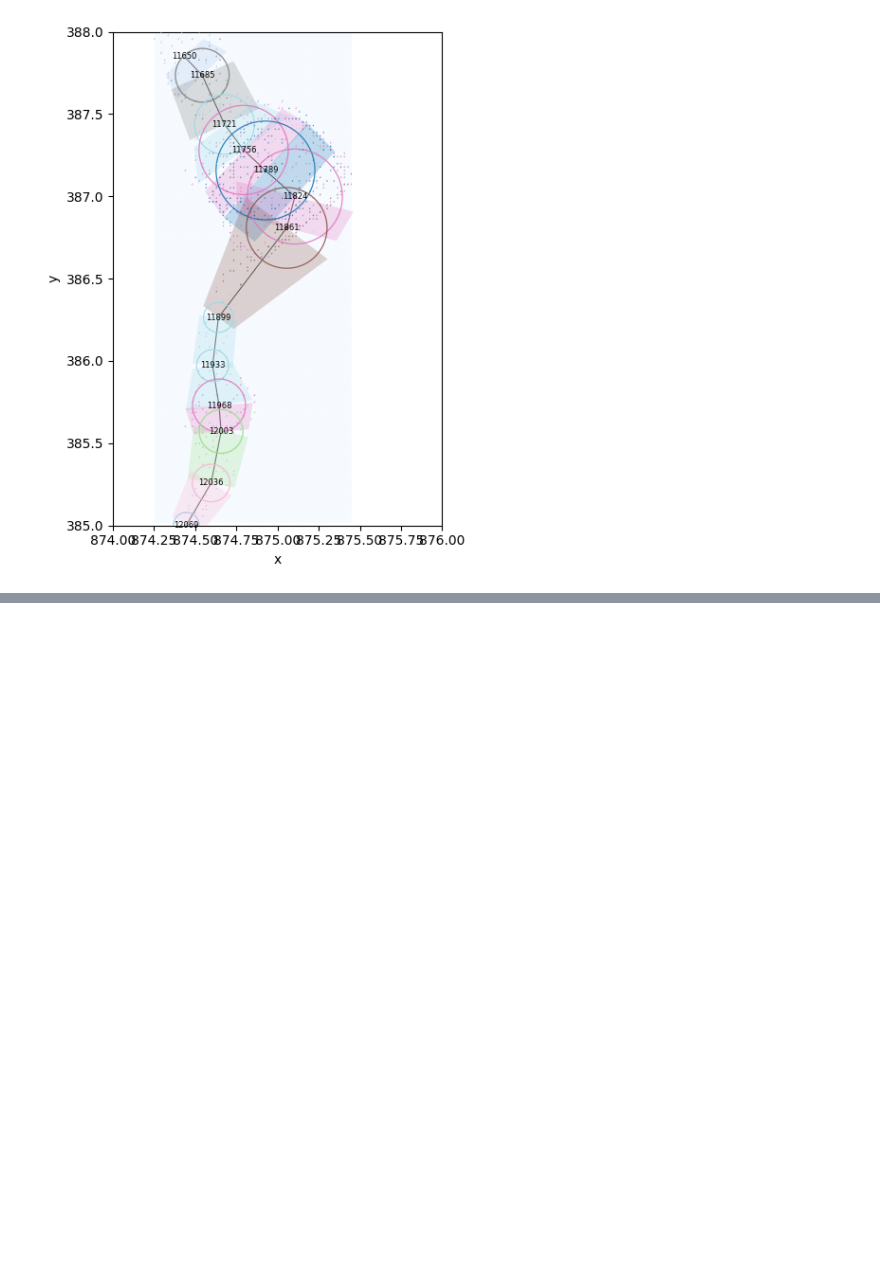
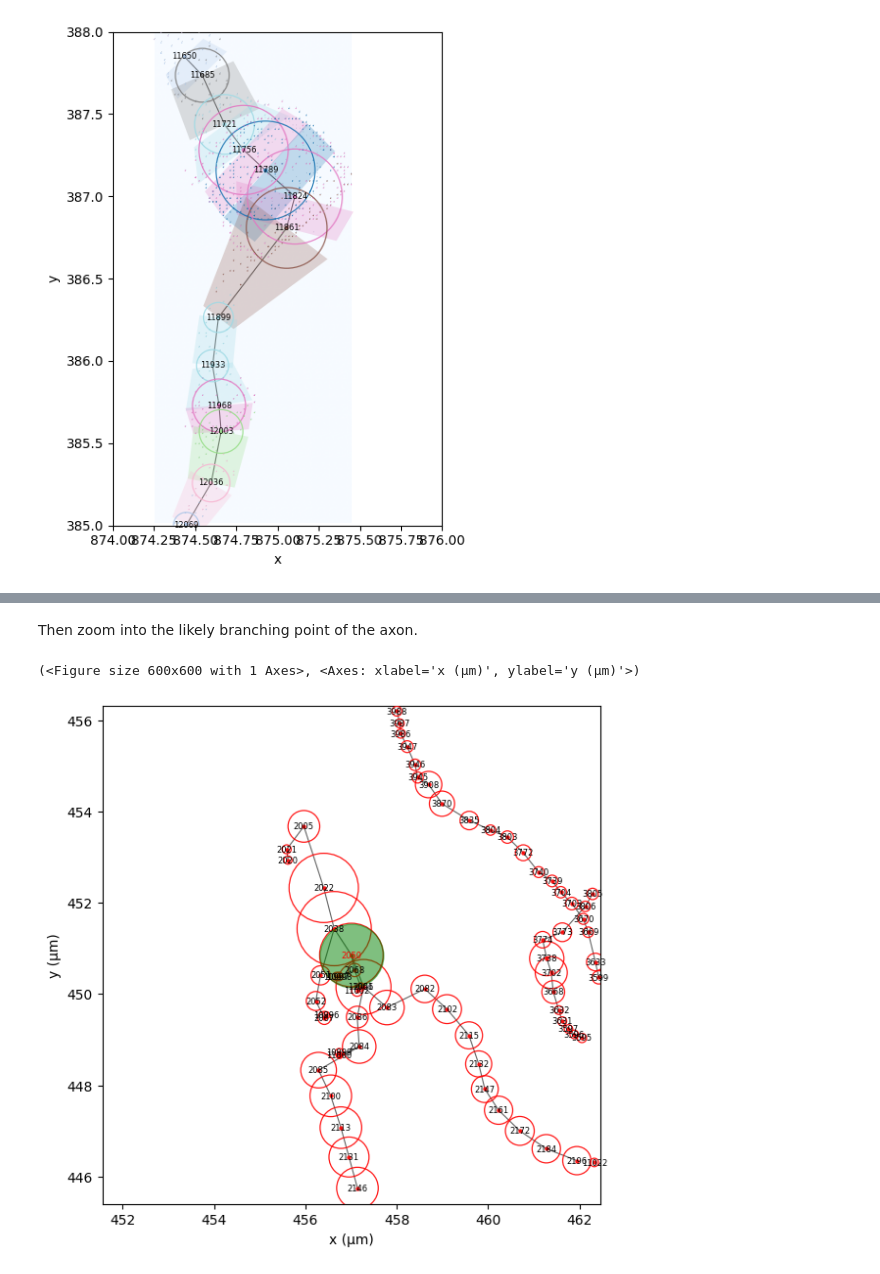
Before and after one commit to berenslab/skeliner, a Jupyter notebook: notebooks/example.post.ipynb, the cells around one changed output, grey strips where cells are left out. Saved outputs shown, nothing was run; the diff lists cells and outputs as text; code cells hidden in the pictures; blank space fills up the shorter version.

```diff
--- a/notebooks/example.post.ipynb
+++ b/notebooks/example.post.ipynb
@@ -196,0 +218,8 @@ sk.plot.details(
+# %% [markdown]
+Then zoom into the likely branching point of the axon.
+# %%
+sk.plot.node_details(skel, node_id=2050, multiplier=1,
+draw_edges=True, show_node_ids=True, scale=1e-3, unit="μm")
+# %% [output]
+(<Figure size 600x600 with 1 Axes>, <Axes: xlabel='x (μm)', ylabel='y (μm)'>)
+[figure, added]
```
Also changed, not shown: parts of 20 cells of this notebook, 3 other files.
